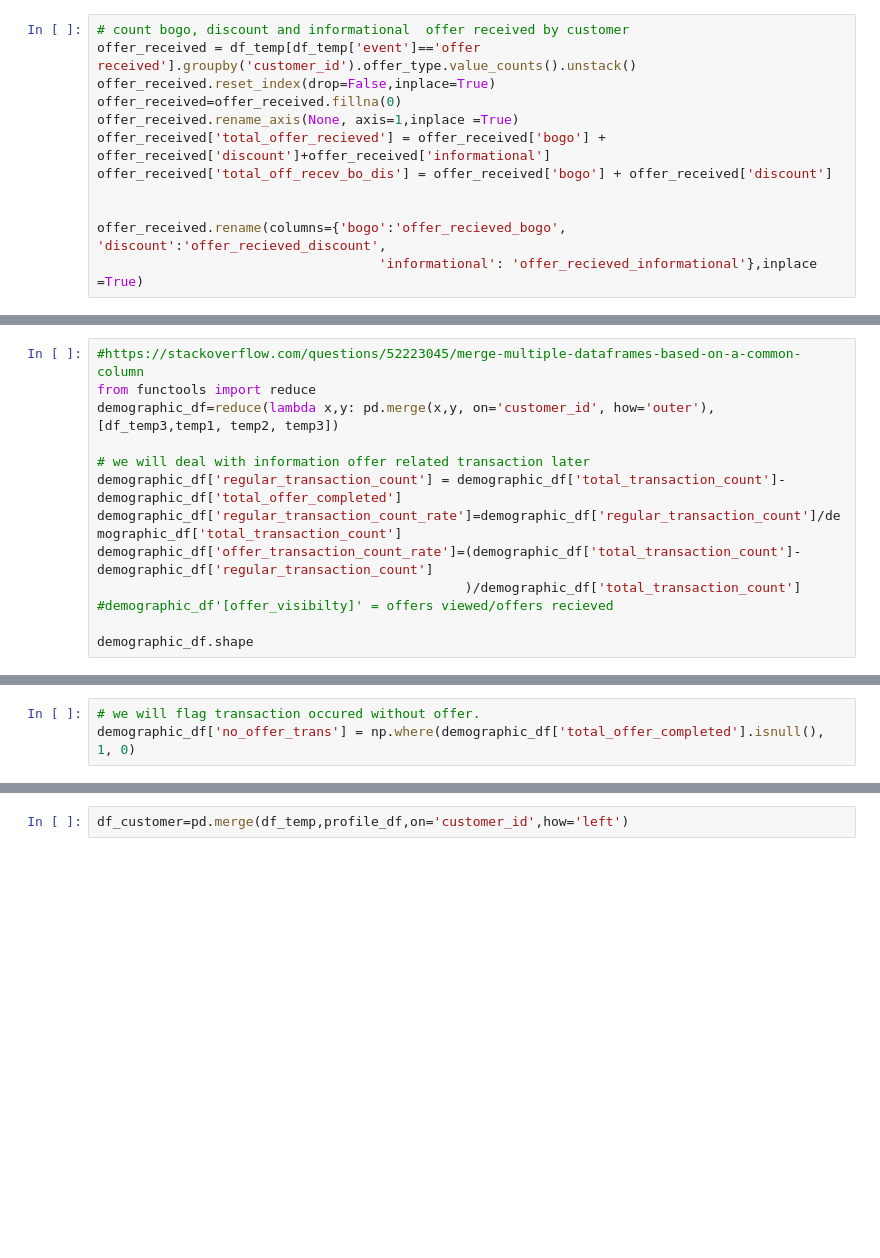
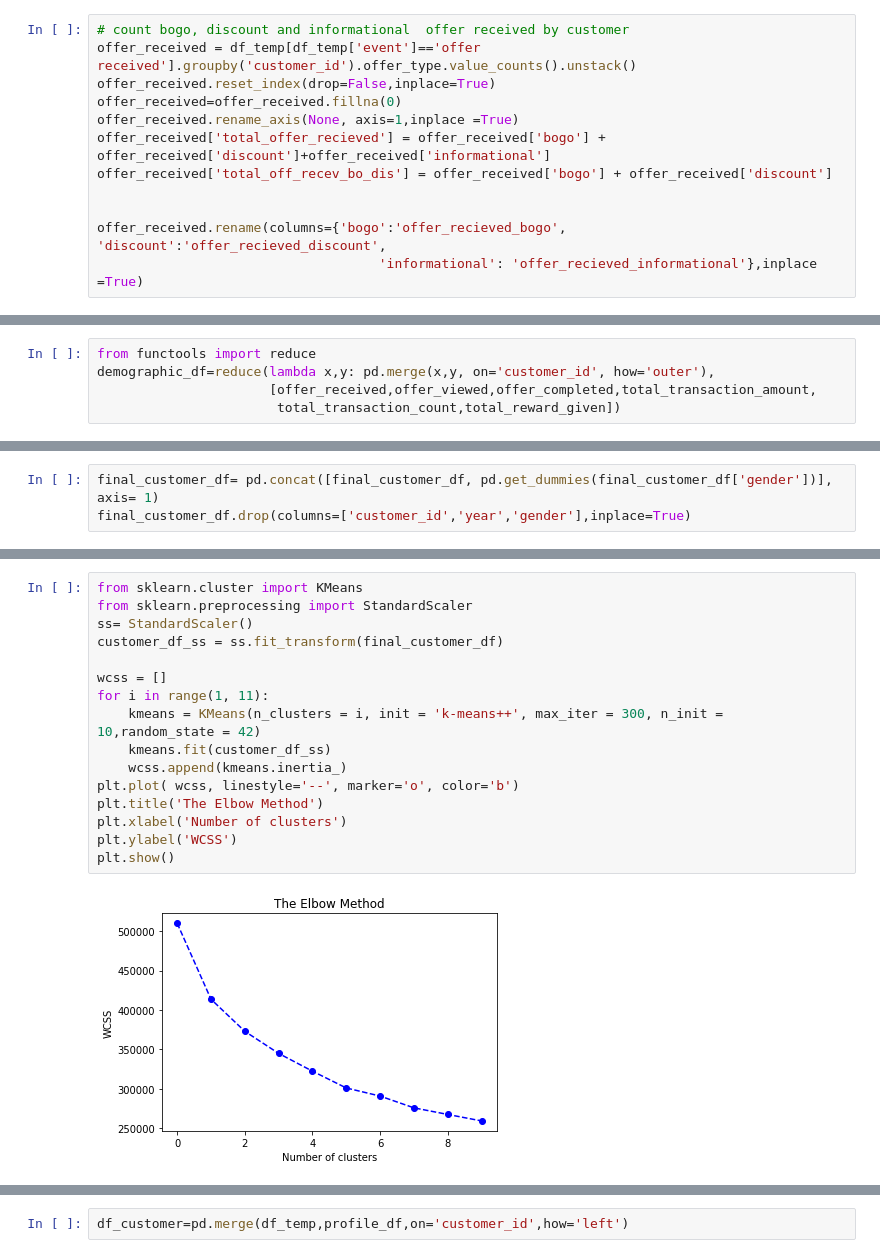
Before and after one commit to sharvaridhote/DataScience-Capstone-Udacity, a Jupyter notebook: Starbuck_Challange_Capstone_final.ipynb, the cells around one changed output, grey strips where cells are left out. Cells and saved outputs as stored; diff of their text form; blank space fills up the shorter version.

```diff
--- a/Starbuck_Challange_Capstone_final.ipynb
+++ b/Starbuck_Challange_Capstone_final.ipynb
@@ -585 +661,6 @@ offer_received.rename(columns={'bogo':'offer_recieved_bogo', 'discount':'offer_r
+# %%
+from functools import reduce
+demographic_df=reduce(lambda x,y: pd.merge(x,y, on='customer_id', how='outer'),
+                      [offer_received,offer_viewed,offer_completed,total_transaction_amount,
+                       total_transaction_count,total_reward_given])
 # %%
@@ -685,13 +689,0 @@ len(temp2)
-# %%
-#https://stackoverflow.com/questions/52223045/merge-multiple-dataframes-based-on-a-common-column
-from functools import reduce
-demographic_df=reduce(lambda x,y: pd.merge(x,y, on='customer_id', how='outer'), [df_temp3,temp1, temp2, temp3])
-
-# we will deal with information offer related transaction later
-demographic_df['regular_transaction_count'] = demographic_df['total_transaction_count']-demographic_df['total_offer_completed']
-demographic_df['regular_transaction_count_rate']=demographic_df['regular_transaction_count']/demographic_df['total_transaction_count']
-demographic_df['offer_transaction_count_rate']=(demographic_df['total_transaction_count']-demographic_df['regular_transaction_count']
-                                               )/demographic_df['total_transaction_count']
-#demographic_df'[offer_visibilty]' = offers viewed/offers recieved
-
-demographic_df.shape
@@ -700,3 +689,0 @@ demographic_df.shape
-# %%
-# we will flag transaction occured without offer.
-demographic_df['no_offer_trans'] = np.where(demographic_df['total_offer_completed'].isnull(), 1, 0)
@@ -755,0 +751,3 @@ demographic_df[demographic_df['customer_id'].str.match('0610b486422d4921ae7d2bf6
+# %%
+final_customer_df= pd.concat([final_customer_df, pd.get_dummies(final_customer_df['gender'])], axis= 1)
+final_customer_df.drop(columns=['customer_id','year','gender'],inplace=True)
@@ -755,0 +835,18 @@ demographic_df[demographic_df['customer_id'].str.match('0610b486422d4921ae7d2bf6
+# %%
+from sklearn.cluster import KMeans
+from sklearn.preprocessing import StandardScaler
+ss= StandardScaler()
+customer_df_ss = ss.fit_transform(final_customer_df)
+
+wcss = []
+for i in range(1, 11):
+    kmeans = KMeans(n_clusters = i, init = 'k-means++', max_iter = 300, n_init = 10,random_state = 42)
+    kmeans.fit(customer_df_ss)
+    wcss.append(kmeans.inertia_)
+plt.plot( wcss, linestyle='--', marker='o', color='b')
+plt.title('The Elbow Method')
+plt.xlabel('Number of clusters')
+plt.ylabel('WCSS')
+plt.show()
+# %% [output]
+[figure, added]
```
Also changed, not shown: parts of 106 cells of this notebook.
